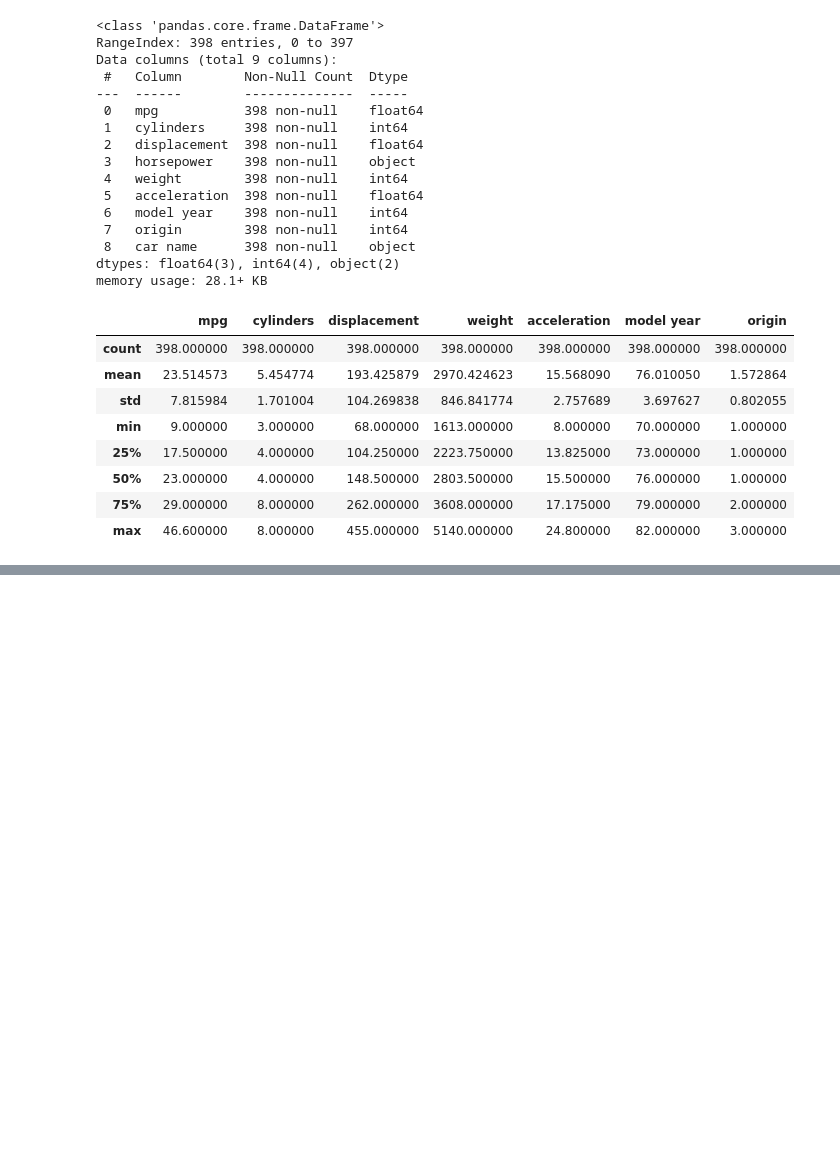
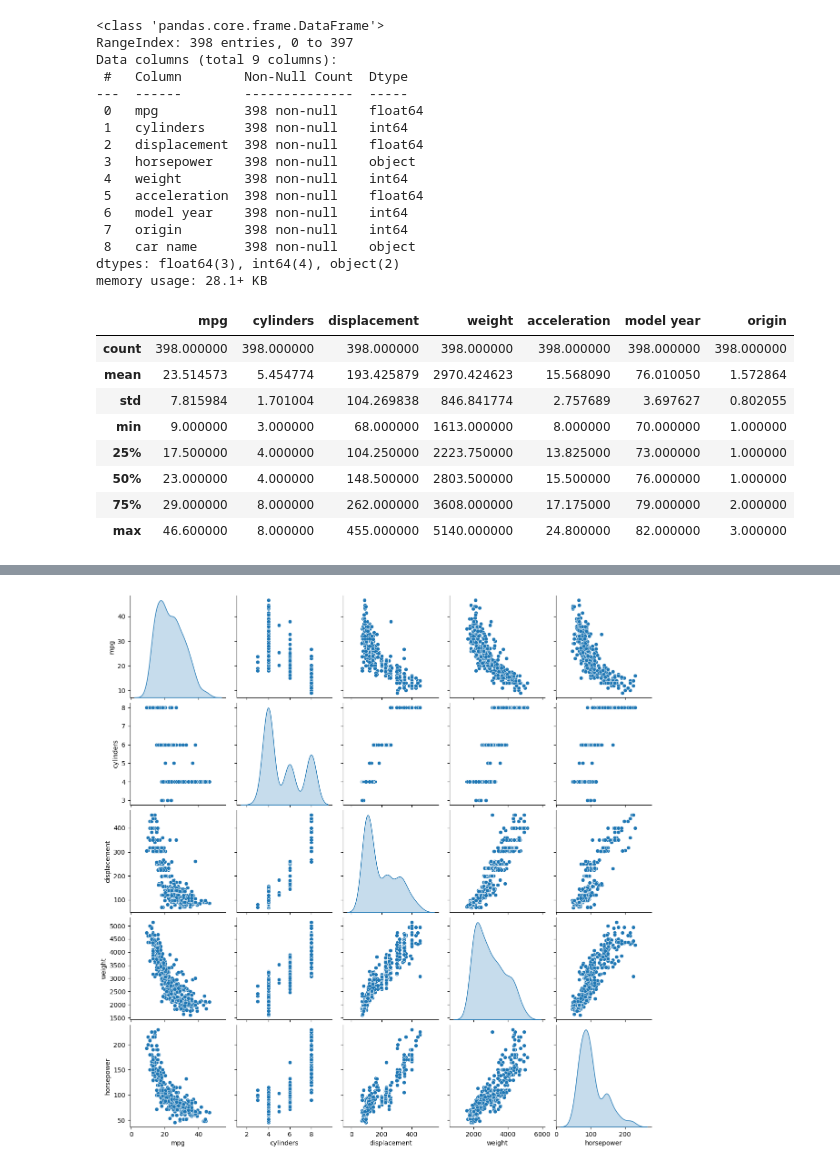
Before and after one commit to fatihsavaskurt/ML, a Jupyter notebook: mpg_dataset.ipynb, the cells around one changed output, grey strips where cells are left out. Saved outputs shown, nothing was run; the diff lists cells and outputs as text; code cells hidden in the pictures; blank space fills up the shorter version.

```diff
--- a/mpg_dataset.ipynb
+++ b/mpg_dataset.ipynb
@@ -64,0 +78,2 @@ df.describe()
+# %%
+df = df[df["horsepower"] != '?']
@@ -64,0 +99,2 @@ df.describe()
+# %%
+df["horsepower"] = df["horsepower"].astype(float)
@@ -64,0 +126,2 @@ df.describe()
+# %%
+df = df.drop(columns="car name")
@@ -64,0 +140,5 @@ df.describe()
+# %%
+sns.pairplot(df[["mpg", "cylinders", "displacement", "weight", "horsepower"]], diag_kind="kde")
+plt.show()
+# %% [output]
+[figure, added]
```
Also changed, not shown: parts of 29 cells of this notebook.
